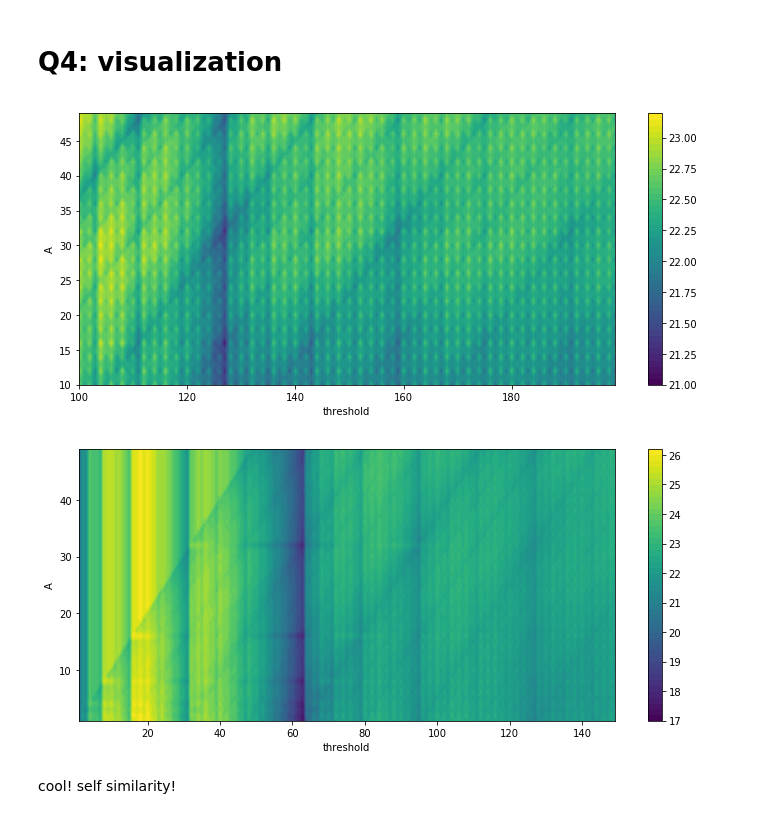
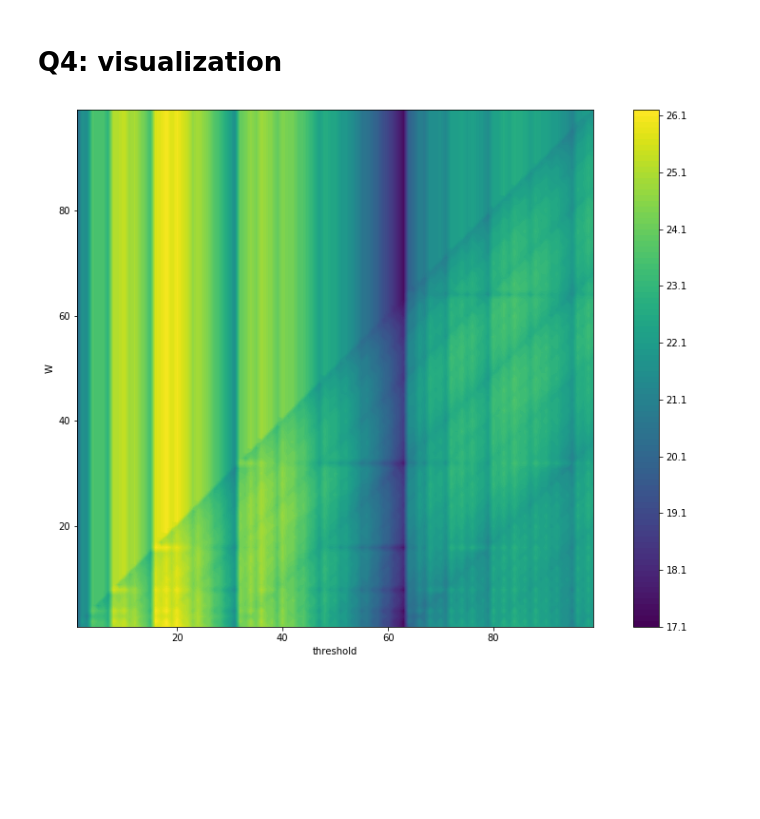
Before and after one commit to eeshugerman/sum7die, a Jupyter notebook: results.ipynb, the cells around one changed output. Drawn from its saved outputs; the diff is of its cells as text; code cells hidden in the pictures; blank space fills up the shorter version.

```diff
--- a/results.ipynb
+++ b/results.ipynb
@@ -158,13 +158,13 @@ def mean_data(W, thresh):
 
     return np.array(arr1)
 # %%
-def plot_contour(means, W, thresh, levels=10, figsize=(12, 5)):
+def plot_contour(means, W, thresh, levels=100):
     tt, aa = np.meshgrid(thresh, W)
 
-    fig = plt.figure(figsize=figsize)
+    fig = plt.figure(figsize=(15, 10))
     ax = fig.add_subplot(111)
-    cont = ax.contourf(tt, aa, means, levels,cmap='viridis')
-#     ax.contour(tt, aa, means, levels, colors='k', linewidths=.5)
+    ax.set_aspect('equal')
+    cont = ax.contourf(tt, aa, means, levels, cmap='viridis')
 
     ax.set_xlabel('threshold')
     ax.set_ylabel('W')
@@ -172,10 +172,10 @@ def plot_contour(means, W, thresh, levels=10, figsize=(12, 5)):
 
     plt.show()
 # %%
-W = np.arange(10, 50, 1)
-thresh = np.arange(100, 200, 1)
+W = np.arange(1, 100, 1)
+thresh = np.arange(1, 100, 1)
 means = mean_data(W, thresh)
 # %%
-plot_contour(means, W, thresh, levels=50)
+plot_contour(means, W, thresh)
 # %% [output]
-[figure, old version]
+[figure, new version]
@@ -186,6 +181,0 @@ means = mean_data(W, thresh)
-# %%
-plot_contour(means, W, thresh, levels=50)
-# %% [output]
-[figure, removed]
-# %% [markdown]
-cool! self similarity!
```
Also changed, not shown: parts of 12 cells of this notebook, 1 other file.
